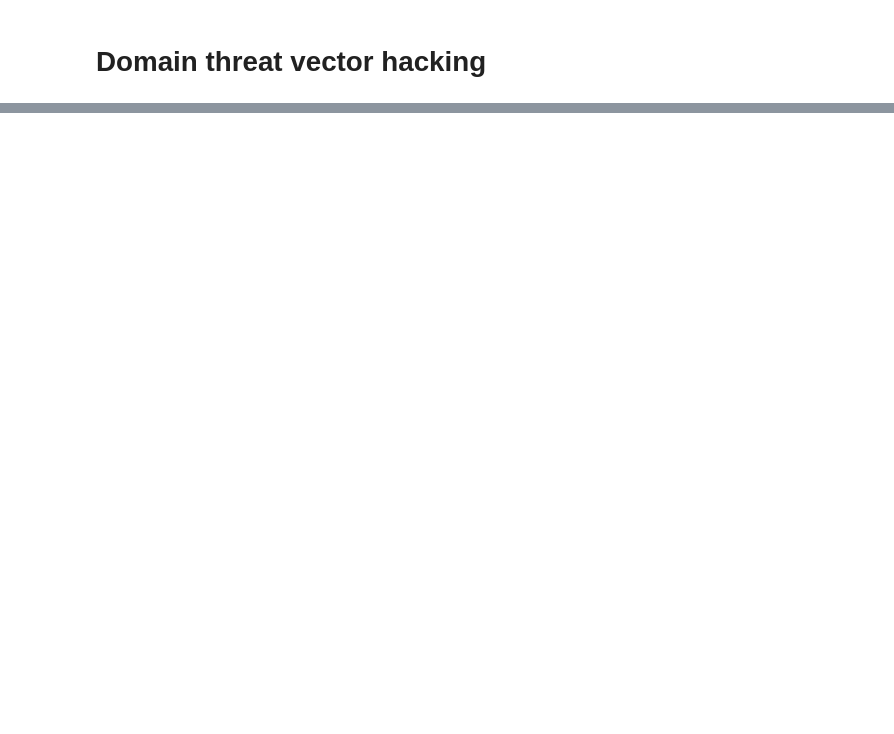
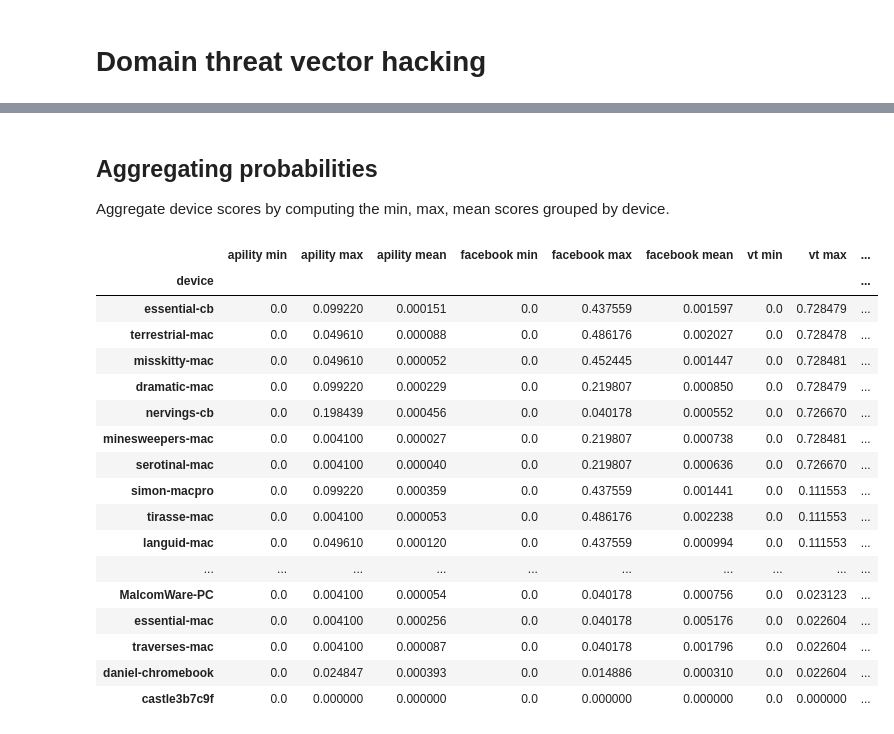
Before and after one commit to careytews/threat-graph-utils, a Jupyter notebook: domain-threat-vector.ipynb, the cells around one changed output, grey strips where cells are left out. Drawn from its saved outputs; the diff is of its cells as text; code cells hidden in the pictures; blank space fills up the shorter version.

```diff
--- a/domain-threat-vector.ipynb
+++ b/domain-threat-vector.ipynb
@@ -330,0 +27,47 @@ df_dev.sort_values(by="score", ascending=False)
+# %% [markdown]
+## Aggregating probabilities
+
+Aggregate device scores by computing the min, max, mean scores grouped by device.
+# %%
+# Aggregate device scores by computing the min, max, mean scores grouped by device
+
+def my_agg(x):
+    names = {
+        'apility min': x['apility'].min(),
+        'apility max': x['apility'].max(),
+        'apility mean': x['apility'].mean(),
+        'facebook min': x['facebook'].min(),
+        'facebook max': x['facebook'].max(),
+        'facebook mean': x['facebook'].mean(),
+        'vt min': x['vt'].min(),
+        'vt max': x['vt'].max(),
+        'vt mean': x['vt'].mean()
+    }
+
+    return pd.Series(names, index=['apility min', 'apility max', 'apility mean',
+                                   'facebook min', 'facebook max', 'facebook mean',
+                                   'vt min', 'vt max', 'vt mean'])
+
+agg = df.groupby("device").apply(my_agg)
+agg["score"] = agg["apility max"] + agg["facebook max"] + agg["vt max"]
+agg = agg.sort_values("score", ascending=False)
+agg
+# %% [output]
+|  | apility min | apility max | apility mean | facebook min | facebook max | facebook mean | vt min | vt max | ... |
+| device |  |  |  |  |  |  |  |  | ... |
+| essential-cb | 0.0 | 0.099220 | 0.000151 | 0.0 | 0.437559 | 0.001597 | 0.0 | 0.728479 | ... |
+| terrestrial-mac | 0.0 | 0.049610 | 0.000088 | 0.0 | 0.486176 | 0.002027 | 0.0 | 0.728478 | ... |
+| misskitty-mac | 0.0 | 0.049610 | 0.000052 | 0.0 | 0.452445 | 0.001447 | 0.0 | 0.728481 | ... |
+| dramatic-mac | 0.0 | 0.099220 | 0.000229 | 0.0 | 0.219807 | 0.000850 | 0.0 | 0.728479 | ... |
+| nervings-cb | 0.0 | 0.198439 | 0.000456 | 0.0 | 0.040178 | 0.000552 | 0.0 | 0.726670 | ... |
+| minesweepers-mac | 0.0 | 0.004100 | 0.000027 | 0.0 | 0.219807 | 0.000738 | 0.0 | 0.728481 | ... |
+| serotinal-mac | 0.0 | 0.004100 | 0.000040 | 0.0 | 0.219807 | 0.000636 | 0.0 | 0.726670 | ... |
+| simon-macpro | 0.0 | 0.099220 | 0.000359 | 0.0 | 0.437559 | 0.001441 | 0.0 | 0.111553 | ... |
+| tirasse-mac | 0.0 | 0.004100 | 0.000053 | 0.0 | 0.486176 | 0.002238 | 0.0 | 0.111553 | ... |
+| languid-mac | 0.0 | 0.049610 | 0.000120 | 0.0 | 0.437559 | 0.000994 | 0.0 | 0.111553 | ... |
+| ... | ... | ... | ... | ... | ... | ... | ... | ... | ... |
+| MalcomWare-PC | 0.0 | 0.004100 | 0.000054 | 0.0 | 0.040178 | 0.000756 | 0.0 | 0.023123 | ... |
+| essential-mac | 0.0 | 0.004100 | 0.000256 | 0.0 | 0.040178 | 0.005176 | 0.0 | 0.022604 | ... |
+| traverses-mac | 0.0 | 0.004100 | 0.000087 | 0.0 | 0.040178 | 0.001796 | 0.0 | 0.022604 | ... |
+| daniel-chromebook | 0.0 | 0.024847 | 0.000393 | 0.0 | 0.014886 | 0.000310 | 0.0 | 0.022604 | ... |
+| castle3b7c9f | 0.0 | 0.000000 | 0.000000 | 0.0 | 0.000000 | 0.000000 | 0.0 | 0.000000 | ... |
```
Also changed, not shown: parts of 56 cells of this notebook.
